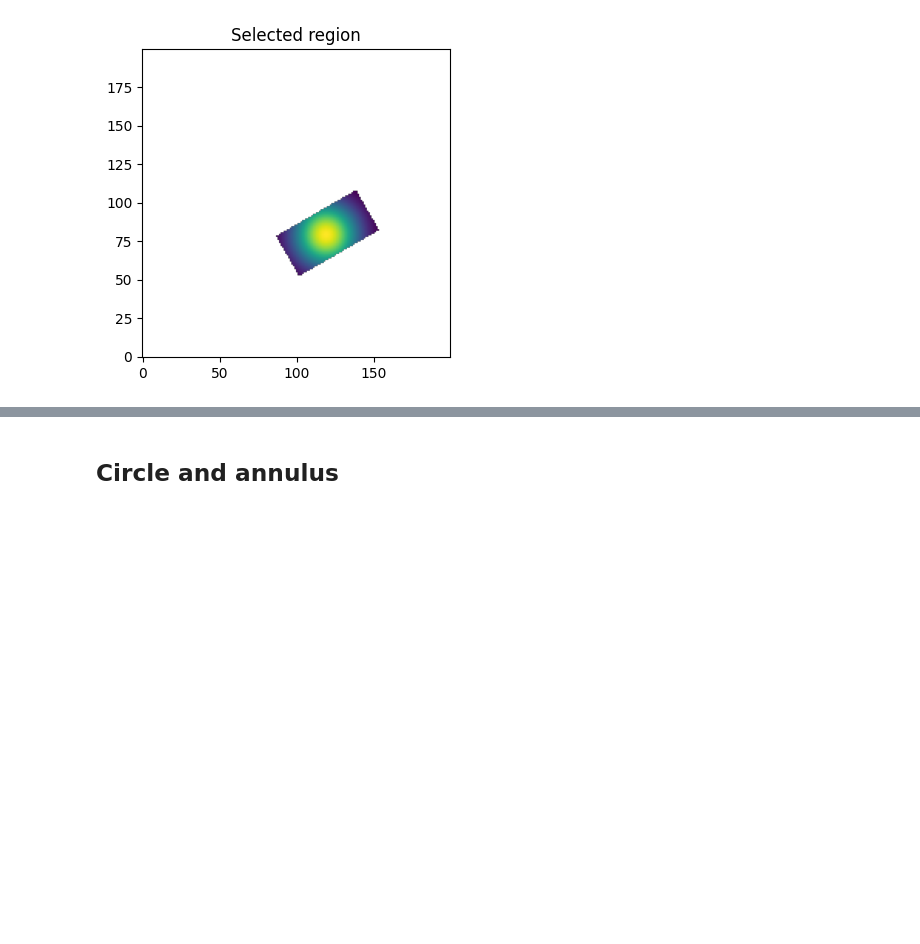
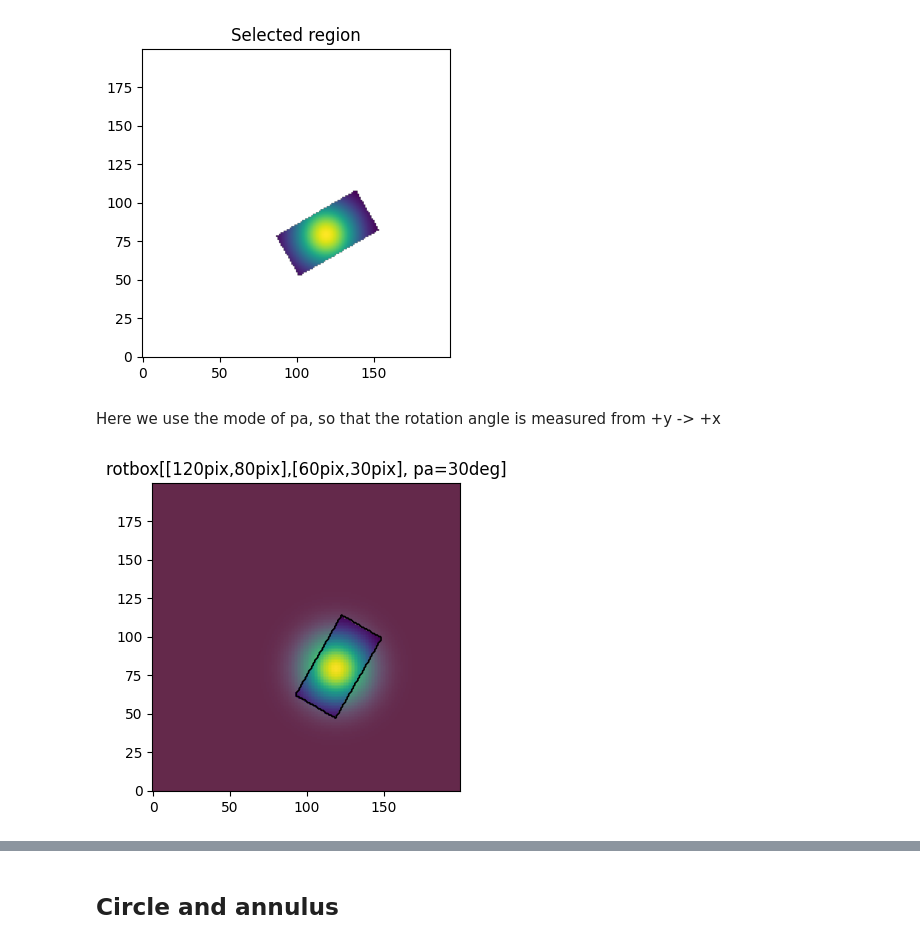
Before and after one commit to casangi/astroviper, a Jupyter notebook: docs/image_selection.ipynb, the cells around one changed output, grey strips where cells are left out. Cells and saved outputs as stored; diff of their text form; code cells hidden in the pictures; blank space fills up the shorter version.

```diff
--- a/docs/image_selection.ipynb
+++ b/docs/image_selection.ipynb
@@ -228,3 +232,14 @@ ax.set_title("Selected region")
 plt.show()
 # %% [output]
 [figure]
+# %% [markdown]
+Here we use the mode of pa, so that the rotation angle is measured from +y -> +x
+# %%
+rot = "rotbox[[120pix,80pix],[60pix,30pix], pa=30deg]"
+mask_rot_pa = select_mask(xda, select=rot)
+
+fig, ax = plt.subplots(1, 1, figsize=(5, 4))
+show_mask(ax, xda, mask_rot_pa, rot)
+plt.show()
+# %% [output]
+[figure, added]
```
Also changed, not shown: parts of 18 cells of this notebook, 2 other files.
